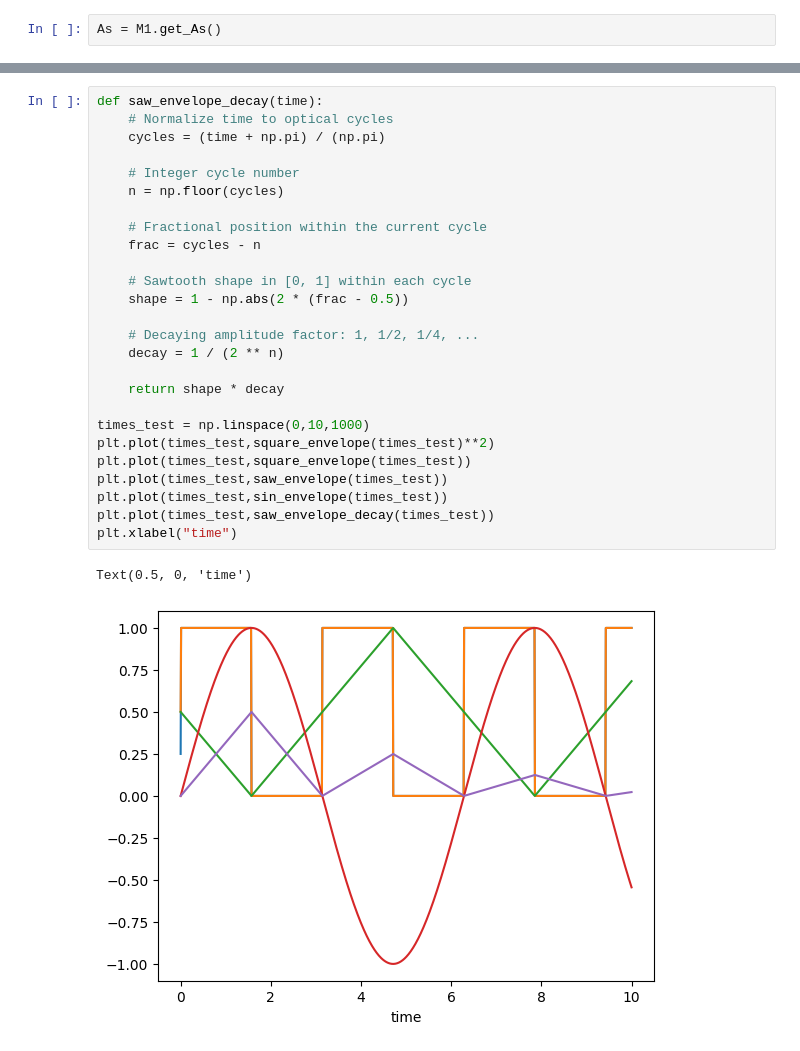
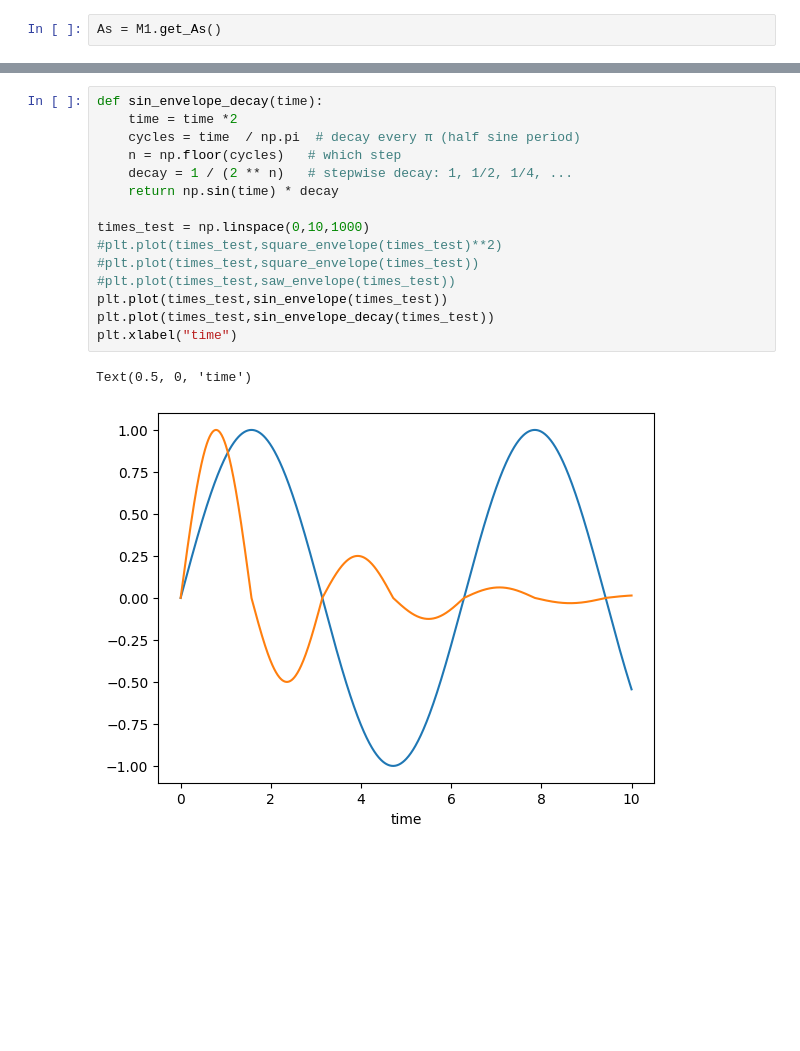
Before and after one commit to Kschloms/Ultra-fast-final-pres, a Jupyter notebook: 250515_Notebookversion of it.ipynb, the cells around one changed output, grey strips where cells are left out. Drawn from its saved outputs; the diff is of its cells as text; blank space fills up the shorter version.

```diff
--- a/250515_Notebookversion of it.ipynb
+++ b/250515_Notebookversion of it.ipynb
@@ -195,29 +230,18 @@ Text(0, 0.5, 'amplitude')
 # %%
-def saw_envelope_decay(time):
-    # Normalize time to optical cycles
-    cycles = (time + np.pi) / (np.pi)
-
-    # Integer cycle number
-    n = np.floor(cycles)
-
-    # Fractional position within the current cycle
-    frac = cycles - n
-
-    # Sawtooth shape in [0, 1] within each cycle
-    shape = 1 - np.abs(2 * (frac - 0.5))
-
-    # Decaying amplitude factor: 1, 1/2, 1/4, ...
-    decay = 1 / (2 ** n)
-
-    return shape * decay
+def sin_envelope_decay(time):
+    time = time *2
+    cycles = time  / np.pi  # decay every π (half sine period)
+    n = np.floor(cycles)   # which step
+    decay = 1 / (2 ** n)   # stepwise decay: 1, 1/2, 1/4, ...
+    return np.sin(time) * decay
 
 times_test = np.linspace(0,10,1000)
-plt.plot(times_test,square_envelope(times_test)**2)
-plt.plot(times_test,square_envelope(times_test))
-plt.plot(times_test,saw_envelope(times_test))
+#plt.plot(times_test,square_envelope(times_test)**2)
+#plt.plot(times_test,square_envelope(times_test))
+#plt.plot(times_test,saw_envelope(times_test))
 plt.plot(times_test,sin_envelope(times_test))
-plt.plot(times_test,saw_envelope_decay(times_test))
+plt.plot(times_test,sin_envelope_decay(times_test))
 plt.xlabel("time")
 # %% [output]
 Text(0.5, 0, 'time')
-[figure, old version]
+[figure, new version]
```
Also changed, not shown: parts of 6 cells of this notebook.
